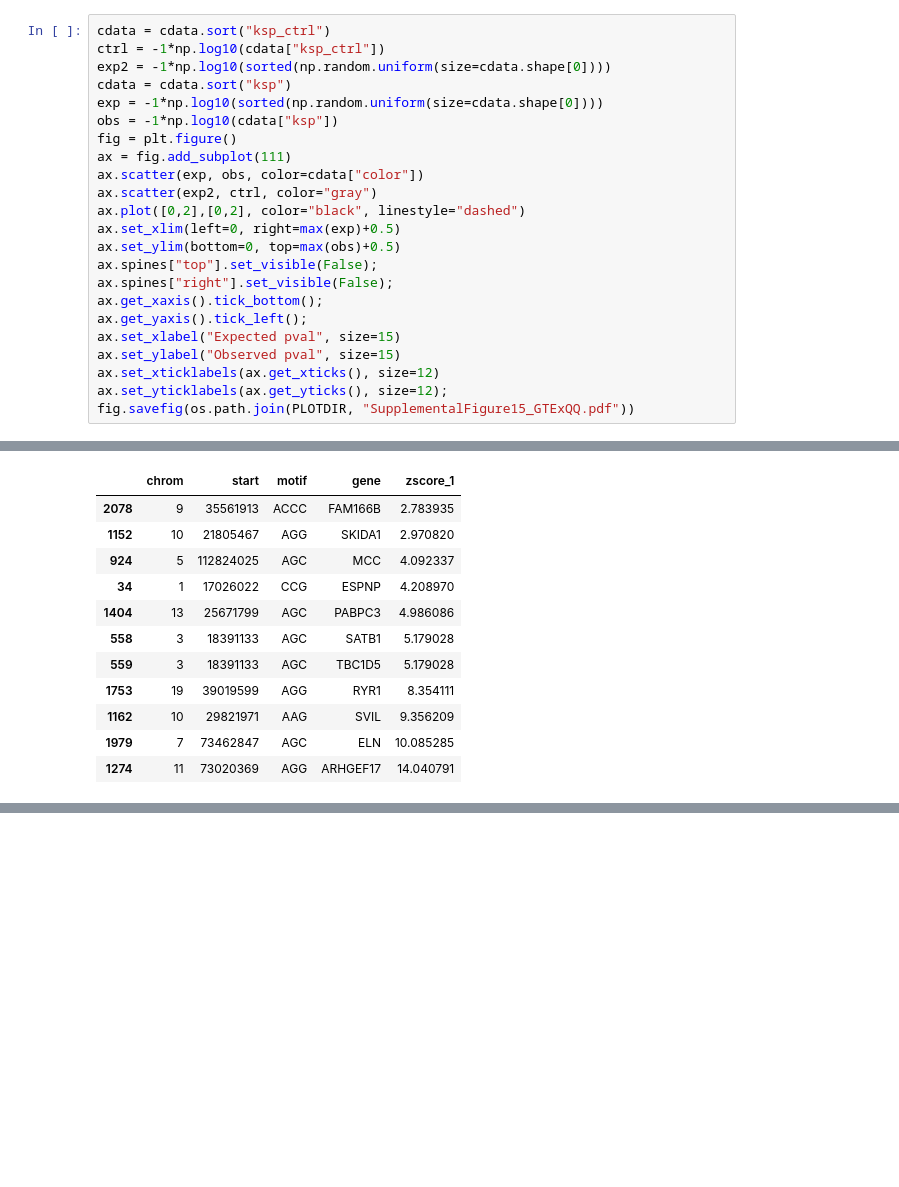
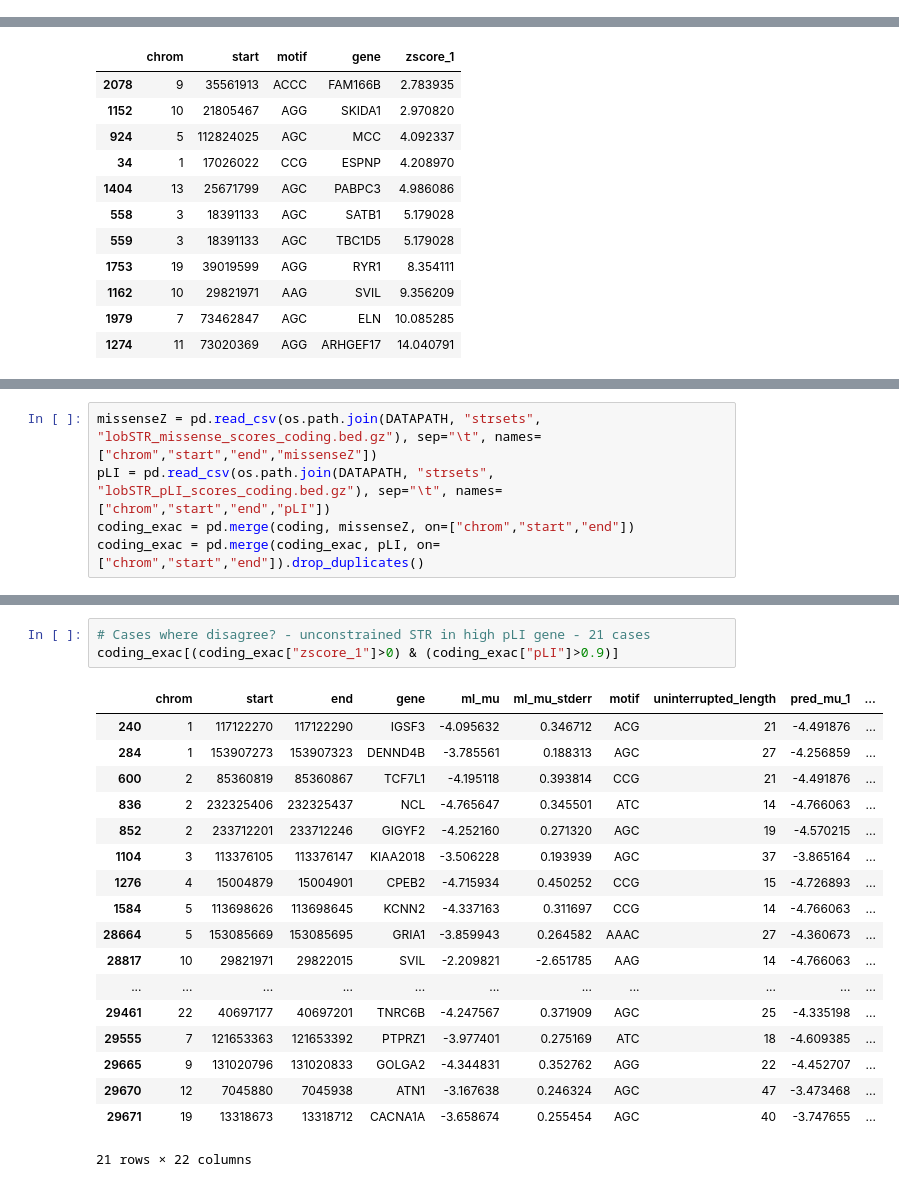
Before and after one commit to gymreklab/mutea-autosomal, a Jupyter notebook: figures/Figure4_InterpretingConstraint.ipynb, the cells around one changed output, grey strips where cells are left out. Cells and saved outputs as stored; diff of their text form; blank space fills up the shorter version.

```diff
--- a/figures/Figure4_InterpretingConstraint.ipynb
+++ b/figures/Figure4_InterpretingConstraint.ipynb
@@ -113,23 +18,0 @@ fig.savefig(os.path.join(PLOTDIR, "Figure4_ConstraintExpression.pdf"))
-# %%
-cdata = cdata.sort("ksp_ctrl")
-ctrl = -1*np.log10(cdata["ksp_ctrl"])
-exp2 = -1*np.log10(sorted(np.random.uniform(size=cdata.shape[0])))
-cdata = cdata.sort("ksp")
-exp = -1*np.log10(sorted(np.random.uniform(size=cdata.shape[0])))
-obs = -1*np.log10(cdata["ksp"])
-fig = plt.figure()
-ax = fig.add_subplot(111)
-ax.scatter(exp, obs, color=cdata["color"])
-ax.scatter(exp2, ctrl, color="gray")
-ax.plot([0,2],[0,2], color="black", linestyle="dashed")
-ax.set_xlim(left=0, right=max(exp)+0.5)
-ax.set_ylim(bottom=0, top=max(obs)+0.5)
-ax.spines["top"].set_visible(False);
-ax.spines["right"].set_visible(False);
-ax.get_xaxis().tick_bottom();
-ax.get_yaxis().tick_left();
-ax.set_xlabel("Expected pval", size=15)
-ax.set_ylabel("Observed pval", size=15)
-ax.set_xticklabels(ax.get_xticks(), size=12)
-ax.set_yticklabels(ax.get_yticks(), size=12);
-fig.savefig(os.path.join(PLOTDIR, "SupplementalFigure15_GTExQQ.pdf"))
@@ -369,0 +299,5 @@ coding.sort("zscore_1")[["chrom","start","motif","gene","zscore_1"]].tail(n=11)
+# %%
+missenseZ = pd.read_csv(os.path.join(DATAPATH, "strsets", "lobSTR_missense_scores_coding.bed.gz"), sep="\t", names=["chrom","start","end","missenseZ"])
+pLI = pd.read_csv(os.path.join(DATAPATH, "strsets", "lobSTR_pLI_scores_coding.bed.gz"), sep="\t", names=["chrom","start","end","pLI"])
+coding_exac = pd.merge(coding, missenseZ, on=["chrom","start","end"])
+coding_exac = pd.merge(coding_exac, pLI, on=["chrom","start","end"]).drop_duplicates()
@@ -369,0 +343,22 @@ coding.sort("zscore_1")[["chrom","start","motif","gene","zscore_1"]].tail(n=11)
+# %%
+# Cases where disagree? - unconstrained STR in high pLI gene - 21 cases
+coding_exac[(coding_exac["zscore_1"]>0) & (coding_exac["pLI"]>0.9)]
+# %% [output]
+|  | chrom | start | end | gene | ml_mu | ml_mu_stderr | motif | uninterrupted_length | pred_mu_1 | ... |
+| 240 | 1 | 117122270 | 117122290 | IGSF3 | -4.095632 | 0.346712 | ACG | 21 | -4.491876 | ... |
+| 284 | 1 | 153907273 | 153907323 | DENND4B | -3.785561 | 0.188313 | AGC | 27 | -4.256859 | ... |
+| 600 | 2 | 85360819 | 85360867 | TCF7L1 | -4.195118 | 0.393814 | CCG | 21 | -4.491876 | ... |
+| 836 | 2 | 232325406 | 232325437 | NCL | -4.765647 | 0.345501 | ATC | 14 | -4.766063 | ... |
+| 852 | 2 | 233712201 | 233712246 | GIGYF2 | -4.252160 | 0.271320 | AGC | 19 | -4.570215 | ... |
+| 1104 | 3 | 113376105 | 113376147 | KIAA2018 | -3.506228 | 0.193939 | AGC | 37 | -3.865164 | ... |
+| 1276 | 4 | 15004879 | 15004901 | CPEB2 | -4.715934 | 0.450252 | CCG | 15 | -4.726893 | ... |
+| 1584 | 5 | 113698626 | 113698645 | KCNN2 | -4.337163 | 0.311697 | CCG | 14 | -4.766063 | ... |
+| 28664 | 5 | 153085669 | 153085695 | GRIA1 | -3.859943 | 0.264582 | AAAC | 27 | -4.360673 | ... |
+| 28817 | 10 | 29821971 | 29822015 | SVIL | -2.209821 | -2.651785 | AAG | 14 | -4.766063 | ... |
+| ... | ... | ... | ... | ... | ... | ... | ... | ... | ... | ... |
+| 29461 | 22 | 40697177 | 40697201 | TNRC6B | -4.247567 | 0.371909 | AGC | 25 | -4.335198 | ... |
+| 29555 | 7 | 121653363 | 121653392 | PTPRZ1 | -3.977401 | 0.275169 | ATC | 18 | -4.609385 | ... |
+| 29665 | 9 | 131020796 | 131020833 | GOLGA2 | -4.344831 | 0.352762 | AGG | 22 | -4.452707 | ... |
+| 29670 | 12 | 7045880 | 7045938 | ATN1 | -3.167638 | 0.246324 | AGC | 47 | -3.473468 | ... |
+| 29671 | 19 | 13318673 | 13318712 | CACNA1A | -3.658674 | 0.255454 | AGC | 40 | -3.747655 | ... |
+21 rows × 22 columns
```
Also changed, not shown: parts of 14 cells of this notebook, 7 other files.
